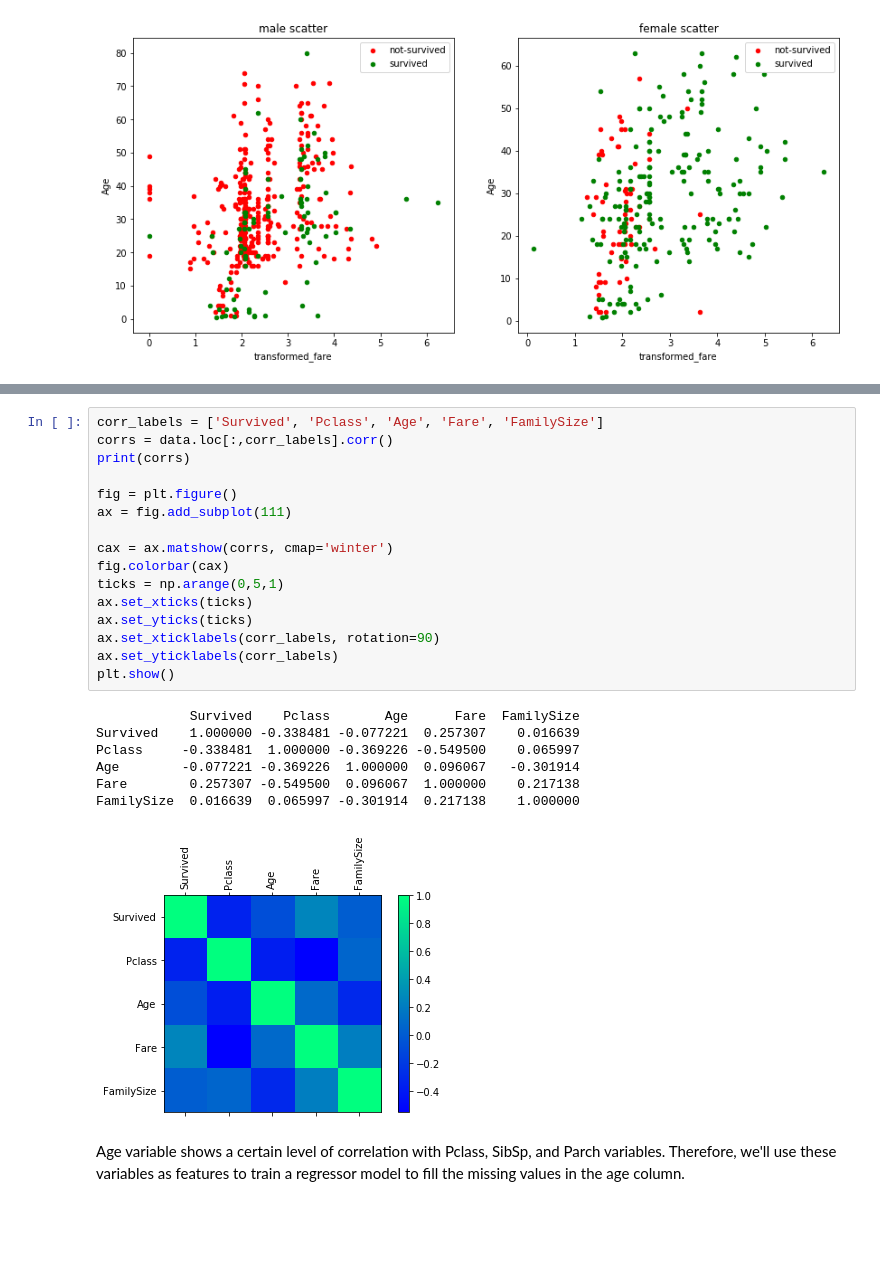
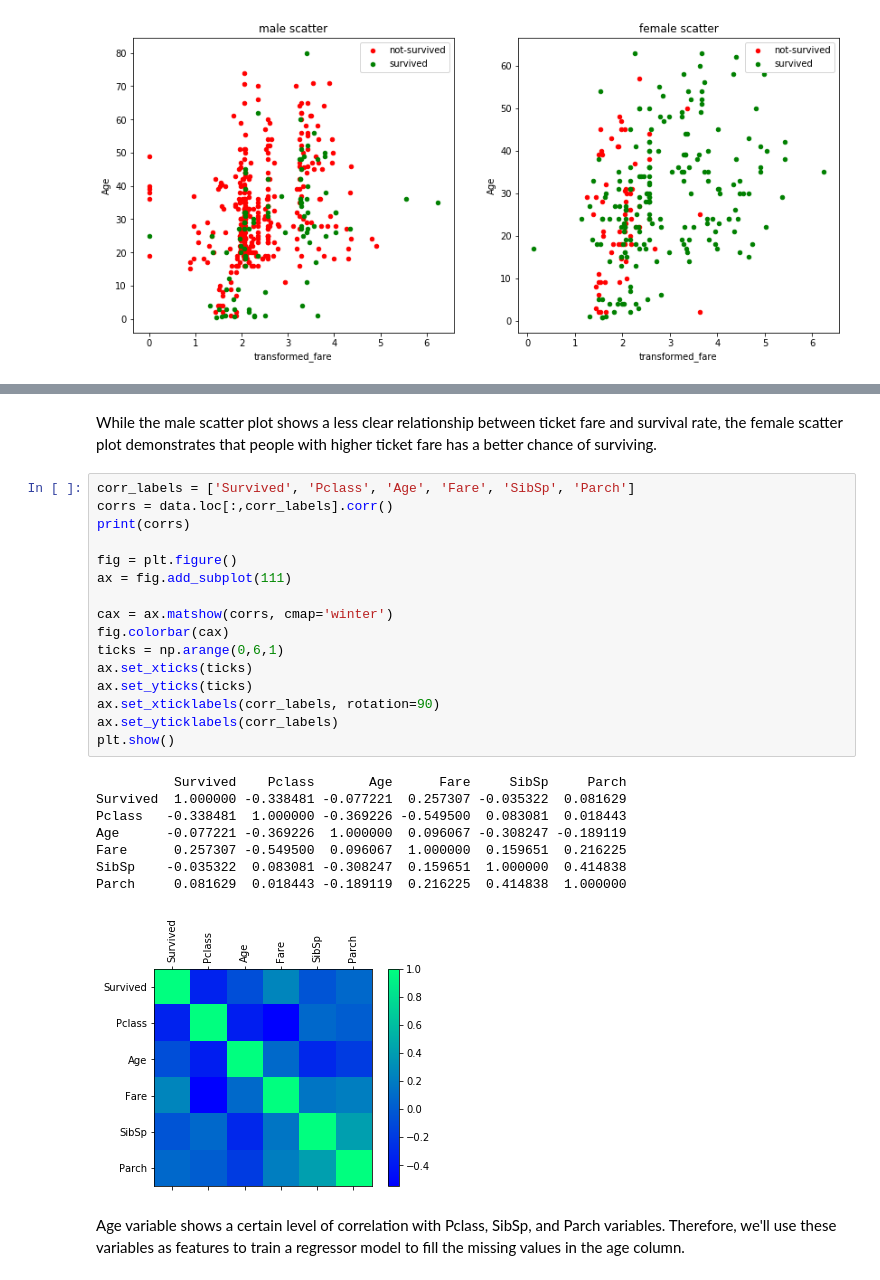
Before and after one commit to chasnew/data-analysis-repository, a Jupyter notebook: Titanic/Kaggle_titanic.ipynb, the cells around one changed output, grey strips where cells are left out. Drawn from its saved outputs; the diff is of its cells as text; blank space fills up the shorter version.

```diff
--- a/Titanic/Kaggle_titanic.ipynb
+++ b/Titanic/Kaggle_titanic.ipynb
@@ -238,26 +235,29 @@ plt.show()
+# %% [markdown]
+While the male scatter plot shows a less clear relationship between ticket fare and survival rate, the female scatter plot demonstrates that people with higher ticket fare has a better chance of surviving.
 # %%
-corr_labels = ['Survived', 'Pclass', 'Age', 'Fare', 'FamilySize']
+corr_labels = ['Survived', 'Pclass', 'Age', 'Fare', 'SibSp', 'Parch']
 corrs = data.loc[:,corr_labels].corr()
 print(corrs)
 
 fig = plt.figure()
 ax = fig.add_subplot(111)
 
 cax = ax.matshow(corrs, cmap='winter')
 fig.colorbar(cax)
-ticks = np.arange(0,5,1)
+ticks = np.arange(0,6,1)
 ax.set_xticks(ticks)
 ax.set_yticks(ticks)
 ax.set_xticklabels(corr_labels, rotation=90)
 ax.set_yticklabels(corr_labels)
 plt.show()
 # %% [output]
-            Survived    Pclass       Age      Fare  FamilySize
-Survived    1.000000 -0.338481 -0.077221  0.257307    0.016639
-Pclass     -0.338481  1.000000 -0.369226 -0.549500    0.065997
-Age        -0.077221 -0.369226  1.000000  0.096067   -0.301914
-Fare        0.257307 -0.549500  0.096067  1.000000    0.217138
-FamilySize  0.016639  0.065997 -0.301914  0.217138    1.000000
+          Survived    Pclass       Age      Fare     SibSp     Parch
+Survived  1.000000 -0.338481 -0.077221  0.257307 -0.035322  0.081629
+Pclass   -0.338481  1.000000 -0.369226 -0.549500  0.083081  0.018443
+Age      -0.077221 -0.369226  1.000000  0.096067 -0.308247 -0.189119
+Fare      0.257307 -0.549500  0.096067  1.000000  0.159651  0.216225
+SibSp    -0.035322  0.083081 -0.308247  0.159651  1.000000  0.414838
+Parch     0.081629  0.018443 -0.189119  0.216225  0.414838  1.000000
-[figure, old version]
+[figure, new version]
 # %% [markdown]
 Age variable shows a certain level of correlation with Pclass, SibSp, and Parch variables. Therefore, we'll use these variables as features to train a regressor model to fill the missing values in the age column.
```
Also changed, not shown: parts of 47 cells of this notebook.
